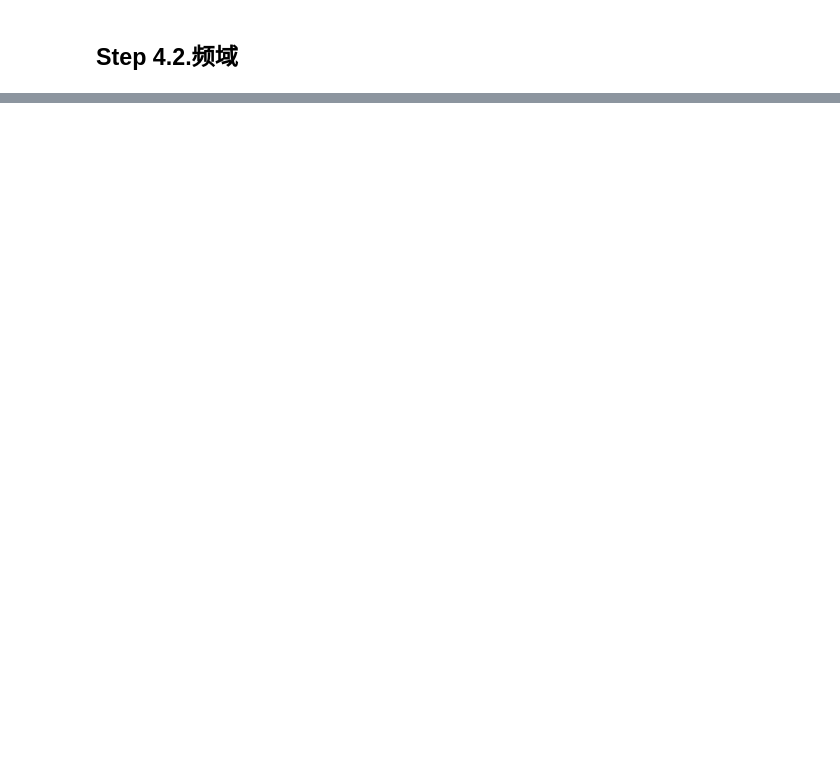
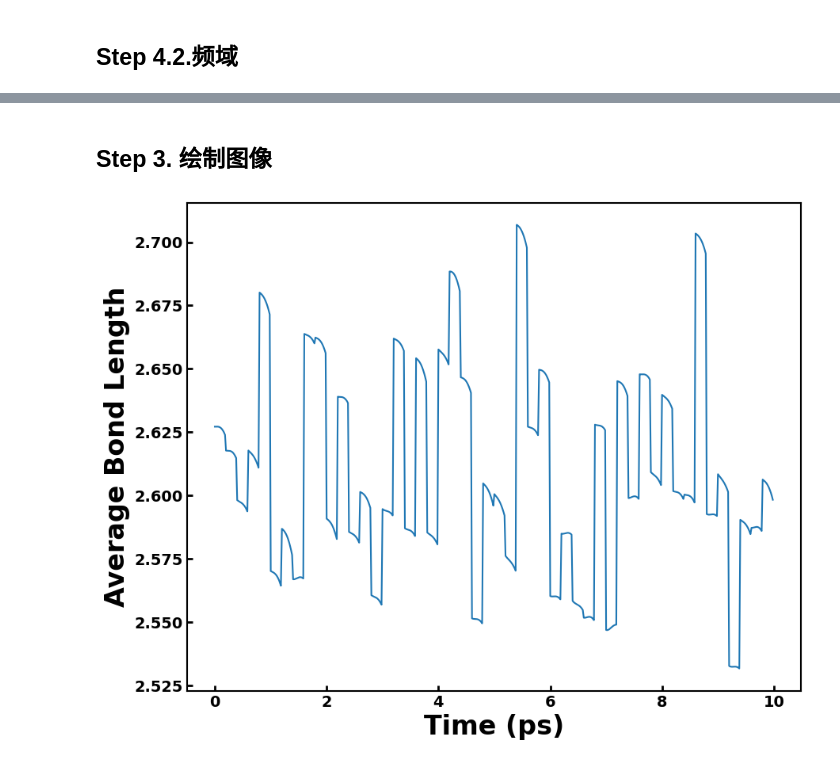
Before and after one commit to lhycms/MaterSDK, a Jupyter notebook: demo/toolkit/pwmat/bondfft.ipynb, the cells around one changed output, grey strips where cells are left out. Drawn from its saved outputs; the diff is of its cells as text; code cells hidden in the pictures; blank space fills up the shorter version.

Commit message:
toolkit.pwmat -- Pairbond

```diff
--- a/demo/toolkit/pwmat/bondfft.ipynb
+++ b/demo/toolkit/pwmat/bondfft.ipynb
@@ -69,0 +139,57 @@ plt.show()
+# %%
+pairbond = PairBond(
+                movement_path=movement_path,
+                atom1_idx=atom1_idx,
+                atom2_idx=atom2_idx)
+
+### Step 2.1. 计算所有构型的 atom1_idx 和 atom2_idx 的键长
+### Note: 当MOVEMENT结构较多时，这一步比较耗时！
+frame_pair_bonds_array = pairbond.get_frames_pair_bond()
+# %%
+### Step 2.2. 获取时间坐标
+steps_lst = [*(range(len(frame_avg_bonds_array)))]
+times_lst = [tmp_step*tot_running_time/len(steps_lst) for tmp_step in steps_lst]
+#frame_avg_bonds_lst
+# %% [markdown]
+## Step 3. 绘制图像
+# %%
+def plot_time(times_lst:List[float], frame_pair_bonds_lst:List[float]):
+    plt.figure(figsize=(10, 8))
+    plt.rcParams['xtick.direction'] = 'in'
+    plt.rcParams['ytick.direction'] = 'in'
+
+    # 1. xlabel / ylabel
+    plt.xlabel("Time (ps)",
+               fontsize=24,
+               fontweight="bold")
+    plt.ylabel("Average Bond Length",
+               fontsize=24,
+               fontweight="bold")
+    # 2. xticks / yticks
+    ax = plt.gca()
+    plt.xticks(fontsize=14,
+        fontweight="bold"
+        )
+    plt.yticks(fontsize=14,
+        fontweight="bold"
+        )
+    # 3. 刻度线的粗细
+    plt.tick_params(
+        width=2,        # 刻度线的粗细
+        length=5,       # 刻度线的长短
+        #labelsize=28   # 刻度线的字体大小
+        )
+    # 4. 设置坐标轴的粗细
+    ax = plt.gca()
+    ax.spines['bottom'].set_linewidth(1.5);###设置底部坐标轴的粗细
+    ax.spines['left'].set_linewidth(1.5);####设置左边坐标轴的粗细
+    ax.spines['right'].set_linewidth(1.5);###设置右边坐标轴的粗细
+    ax.spines['top'].set_linewidth(1.5);###设置右边坐标轴的粗细
+
+    plt.plot(times_lst, frame_pair_bonds_lst)
+    plt.show()
+
+
+plot_time(times_lst, frame_pair_bonds_array)
+# %% [output]
+[figure, added]
```
Also changed, not shown: parts of 13 cells of this notebook, 3 other files.
